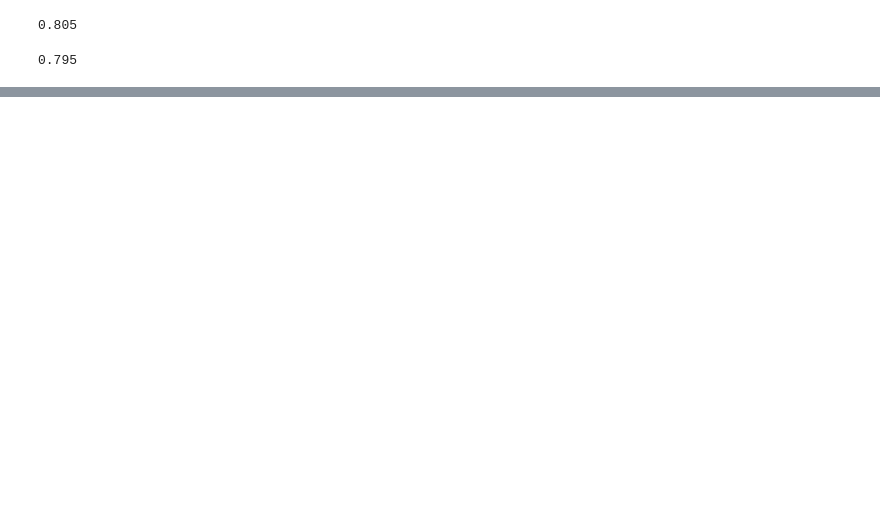
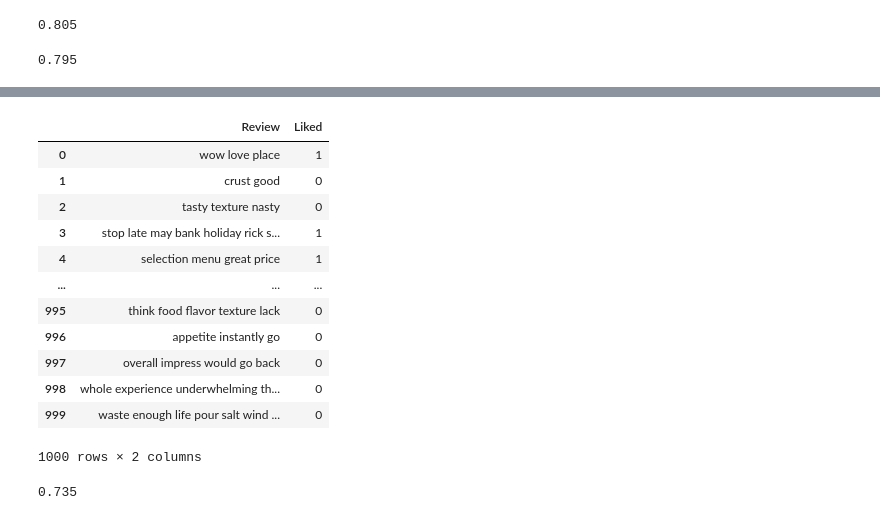
Before and after one commit to Manish0027/Sentimental-analysis-of-Restaurant, a Jupyter notebook: sentiment analysis.ipynb, the cells around one changed output, grey strips where cells are left out. Drawn from its saved outputs; the diff is of its cells as text; code cells hidden in the pictures; blank space fills up the shorter version.

```diff
--- a/sentiment analysis.ipynb
+++ b/sentiment analysis.ipynb
@@ -96,0 +220,8 @@ Positive
+# %%
+sentstem = []
+for words in df1["Review"]:
+    str=""
+    for word in words.split():
+        if word not in set(stopwords.words('english')):
+            str=str+ stemmer.stem(word)+ " "
+    sentstem.append(str)
@@ -96,0 +248,4 @@ Positive
+# %%
+from nltk.stem import WordNetLemmatizer
+lemmatizer=WordNetLemmatizer()
+nltk.download('wordnet')
@@ -96,0 +257,26 @@ Positive
+# %%
+sentlemm = []
+for words in df1["Review"]:
+    str=""
+    for word in words.split():
+        if word not in set(stopwords.words('english')):
+            str=str + lemmatizer.lemmatize(word,"v")+ " "
+    sentlemm.append(str)
+# %%
+df1["Review"]=sentlemm
+# %%
+df1
+# %% [output]
+|  | Review | Liked |
+| 0 | wow love place | 1 |
+| 1 | crust good | 0 |
+| 2 | tasty texture nasty | 0 |
+| 3 | stop late may bank holiday rick s... | 1 |
+| 4 | selection menu great price | 1 |
+| ... | ... | ... |
+| 995 | think food flavor texture lack | 0 |
+| 996 | appetite instantly go | 0 |
+| 997 | overall impress would go back | 0 |
+| 998 | whole experience underwhelming th... | 0 |
+| 999 | waste enough life pour salt wind ... | 0 |
+1000 rows × 2 columns
@@ -96,0 +290,8 @@ Positive
+# %%
+# method 4 using pipeline(countvect,multinomialNB)
+model41 = make_pipeline(CountVectorizer(),MultinomialNB())
+model41.fit(x_train1,y_train1)
+y_pred41 = model4.predict(x_test1)
+accuracy_score(y_pred41,y_test1)
+# %% [output]
+0.735
```
Also changed, not shown: parts of 31 cells of this notebook.
